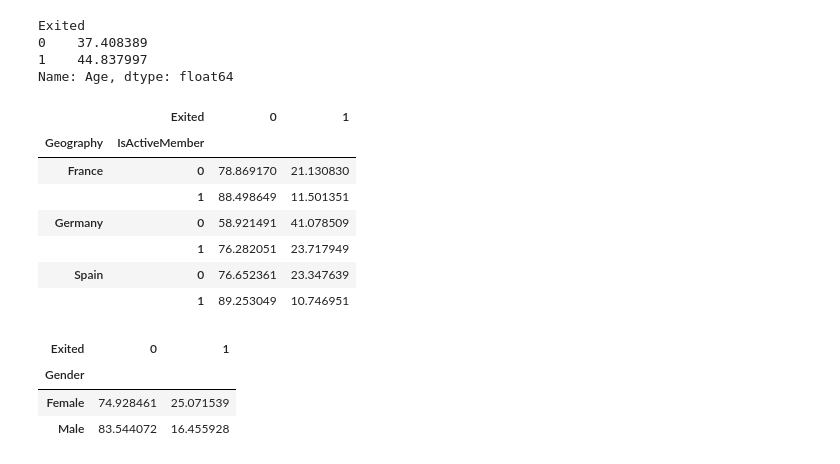
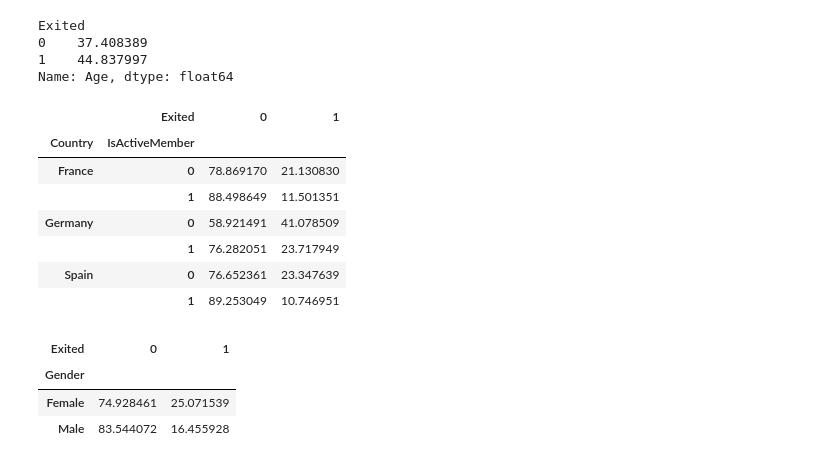
Before and after one commit to aashutosh4all/ChurnSense, a Jupyter notebook: notebooks/churn_eda_ml_analysis.ipynb, the cells around one changed output. Drawn from its saved outputs; the diff is of its cells as text; code cells hidden in the pictures.

```diff
--- a/notebooks/churn_eda_ml_analysis.ipynb
+++ b/notebooks/churn_eda_ml_analysis.ipynb
@@ -251,13 +251,13 @@ Exited
 Name: Age, dtype: float64
 # %%
 pd.crosstab(
-    [df_new['Geography'], df_new['IsActiveMember']],
+    [df_new['Country'], df_new['IsActiveMember']],
     df_new['Exited'],
     normalize='index'
 ) * 100
 # %% [output]
 |  | Exited | 0 | 1 |
-| Geography | IsActiveMember |  |  |
+| Country | IsActiveMember |  |  |
 | France | 0 | 78.869170 | 21.130830 |
 |  | 1 | 88.498649 | 11.501351 |
 | Germany | 0 | 58.921491 | 41.078509 |
```
Also changed, not shown: parts of 9 cells of this notebook, 8 other files.
